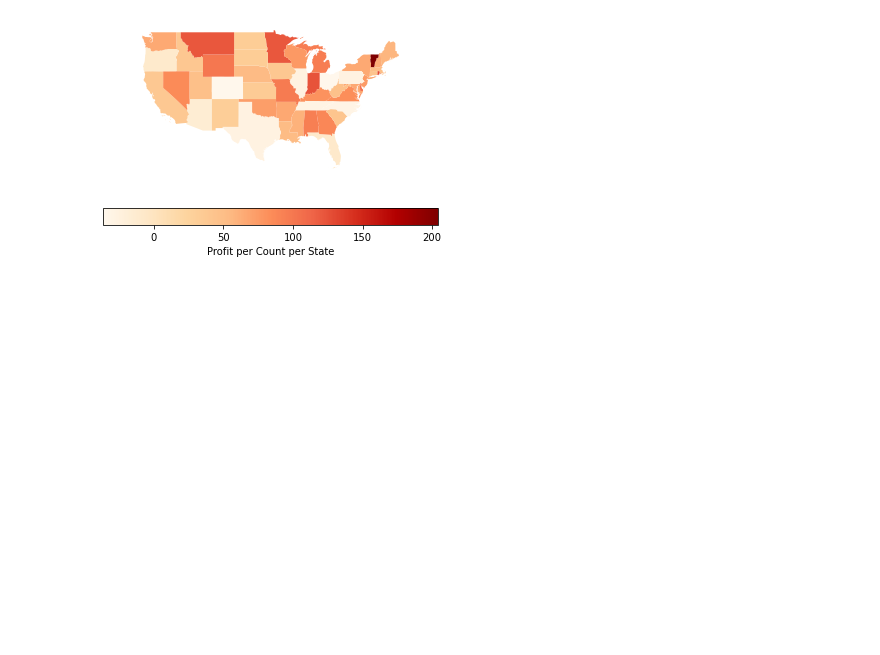
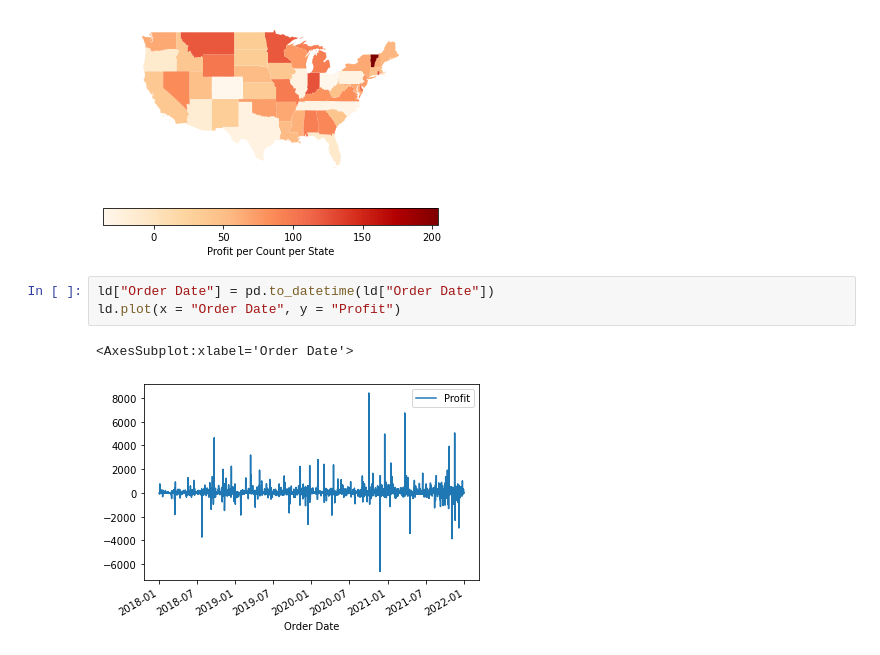
Before and after one commit to Derherpderderp/Csci343Project1, a Jupyter notebook: Csci343Project1hhgarret.ipynb, the cells around one changed output. Drawn from its saved outputs; the diff is of its cells as text; blank space fills up the shorter version.

Commit message:
Add files via upload
Added graphs comparing profit versus time over the course of four years

```diff
--- a/Csci343Project1hhgarret.ipynb
+++ b/Csci343Project1hhgarret.ipynb
@@ -176,3 +177,9 @@ plt.axis("off")
 # %% [output]
 (-127.62233794999999, -64.06073105, 23.2714922, 50.6278278)
 [figure]
+# %%
+ld["Order Date"] = pd.to_datetime(ld["Order Date"])
+ld.plot(x = "Order Date", y = "Profit")
+# %% [output]
+<AxesSubplot:xlabel='Order Date'>
+[figure, added]
```
Also changed, not shown: parts of 2 cells of this notebook.
